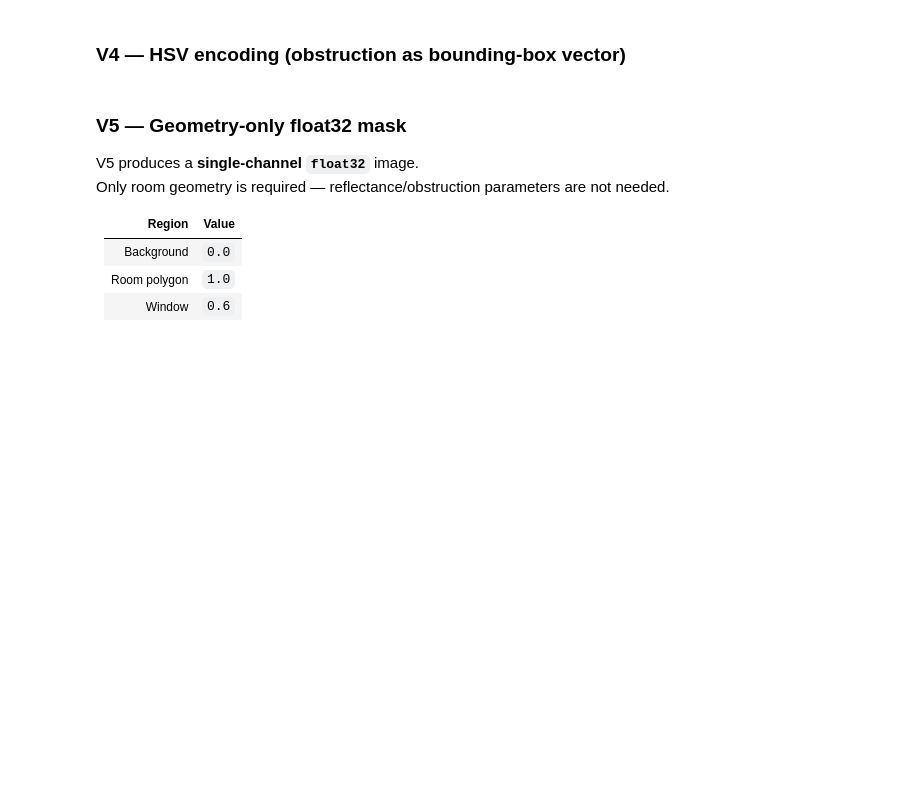
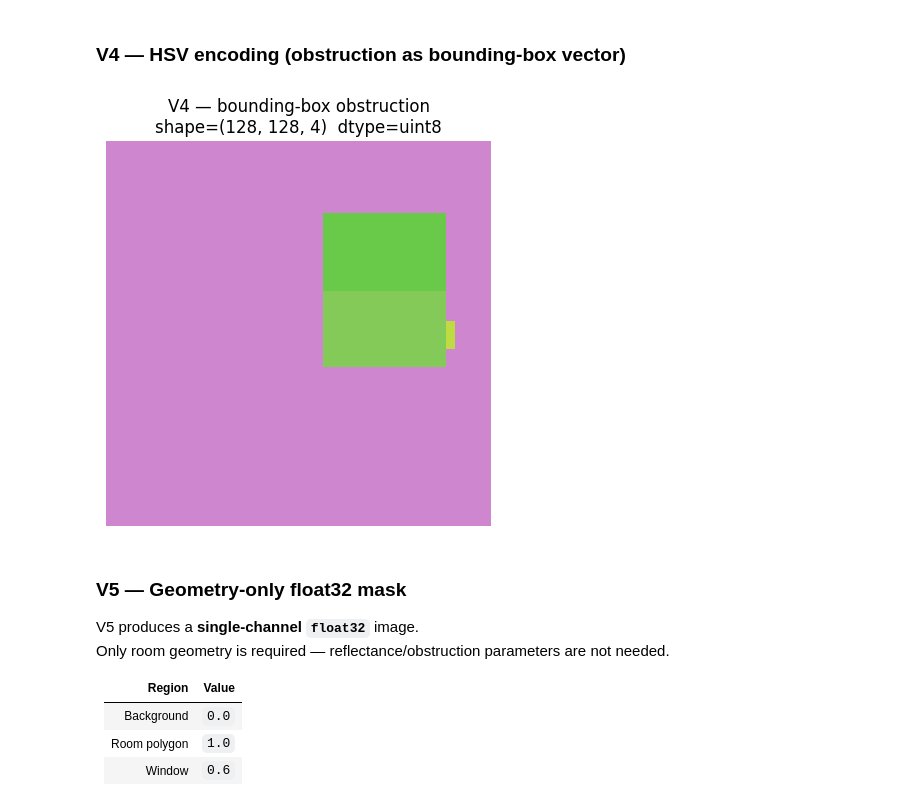
Before and after one commit to upskiller-xyz/server_encoder, a Jupyter notebook: example/demo.ipynb, the cells around one changed output. Cells and saved outputs as stored; diff of their text form; code cells hidden in the pictures; blank space fills up the shorter version.

```diff
--- a/example/demo.ipynb
+++ b/example/demo.ipynb
@@ -541,37 +547,39 @@ else:
 # %%
 v4_payload = {
     "model_type": "df_default",
     "encoding_scheme": "v4",
     "parameters": {
         "height_roof_over_floor": 2.7,
         "floor_height_above_terrain": 3.0,
         "room_polygon": [[0, 0], [5, 0], [5, 4], [0, 4]],
         "windows": {
             "main_window": {
-                "x1": -0.6, "y1": 0.0, "z1": 0.9,
-                "x2": 0.6, "y2": 0.0, "z2": 2.4,
+                "x1": 1.5, "y1": 0.3, "z1": 3.9,
+                "x2": 0.6, "y2": 0.0, "z2": 5.4,
                 "window_sill_height": 0.9,
                 "window_frame_ratio": 0.15,
                 "window_height": 1.5,
-                "horizon": 15.0,
-                "zenith": 10.0
+                "horizon": [0,0,15,15.0],
+                "zenith": [0,0,0,0,20,20,20,20]
             }
         }
     }
 }
 
 response = requests.post(f"{SERVER_URL}/encode", json=v4_payload)
 
 if response.status_code == 200:
     npz_data = np.load(io.BytesIO(response.content))
-    image = npz_data["main_window_image"]  # (128, 128, 4) uint8 RGBA
+    image = npz_data["image"]  # (128, 128, 4) uint8 RGBA
     plt.figure(figsize=(5, 5))
     plt.imshow(image)
     plt.title(f"V4 — bounding-box obstruction\nshape={image.shape}  dtype={image.dtype}")
     plt.axis("off")
     plt.show()
 else:
     print(f"❌ Error {response.status_code}: {response.text}")
+# %% [output]
+[figure, added]
 # %% [markdown]
 ### V5 — Geometry-only float32 mask
 
```
Also changed, not shown: parts of 8 cells of this notebook.
